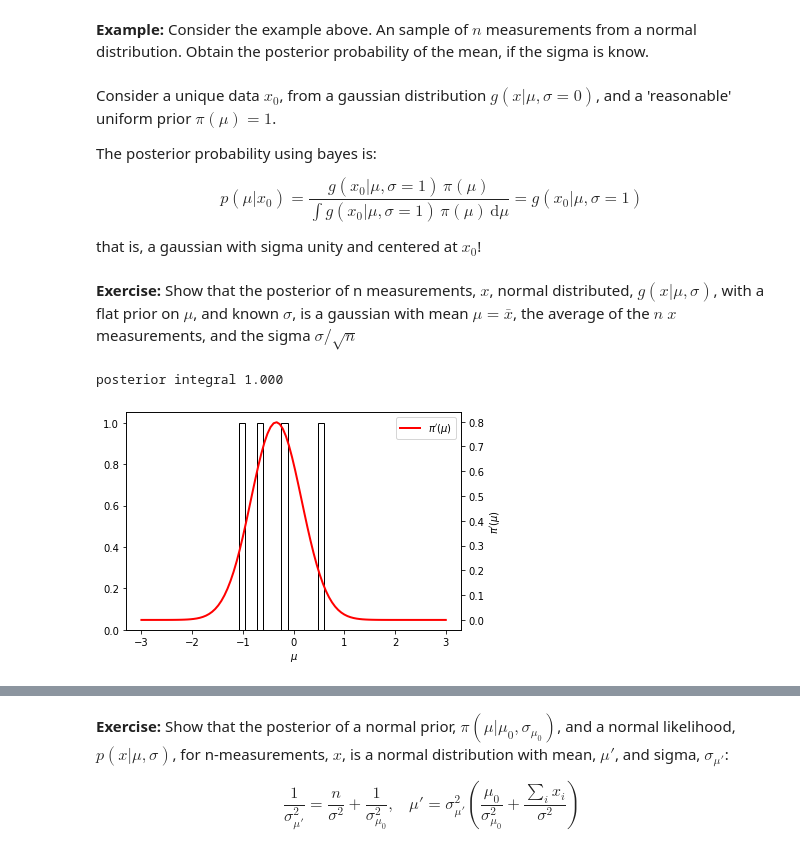
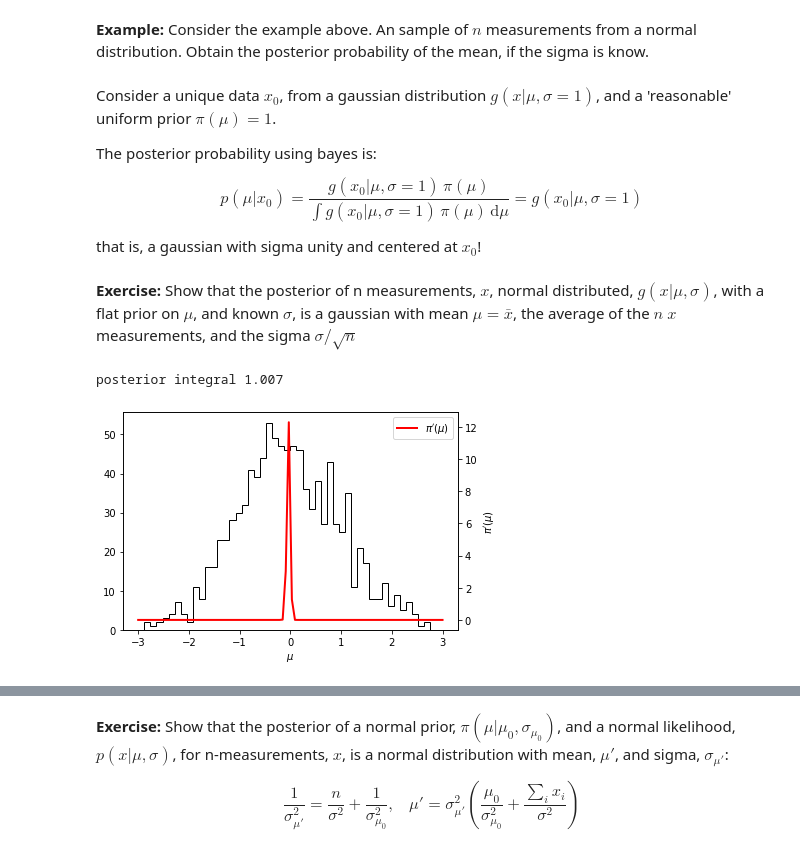
Before and after one commit to jahernando/USC-TA, a Jupyter notebook: ta_basic_concepts.ipynb, the cells around one changed output, grey strips where cells are left out. Drawn from its saved outputs; the diff is of its cells as text; code cells hidden in the pictures.

```diff
--- a/ta_basic_concepts.ipynb
+++ b/ta_basic_concepts.ipynb
@@ -444,7 +446,7 @@ $$
 # %% [markdown]
 **Example:** Consider the example above. An sample of $n$ measurements from a normal distribution. Obtain the posterior probability of the mean, if the sigma is know.
 # %% [markdown]
-Consider a unique data $x_0$, from a gaussian distribution $g(x | \mu, \sigma = 0)$, and a 'reasonable' uniform prior $\pi(\mu) = 1$.
+Consider a unique data $x_0$, from a gaussian distribution $g(x | \mu, \sigma = 1)$, and a 'reasonable' uniform prior $\pi(\mu) = 1$.
 
 The posterior probability using bayes is:
 
@@ -457,12 +459,13 @@ that is, a gaussian with sigma unity and centered at $x_0$!
 
 **Exercise:** Show that the posterior of n measurements, $x$, normal distributed, $g(x | \mu, \sigma)$, with a flat prior on $\mu$, and known $\sigma$, is a gaussian with mean $\mu = \bar{x}$, the average of the $n$ $x$ measurements, and the sigma $\sigma/\sqrt{n}$
 # %%
-nsize = 4
+nsize = 1000
 xs = stats.norm(0., 1.).rvs(nsize)
+#print(xs)
 htexam.normal_posterior(xs);
 # %% [output]
-posterior integral 1.000
+posterior integral 1.007
-[figure, old version]
+[figure, new version]
 # %%
 nsize = 10
 xs    = stats.norm(0., 1.).rvs(nsize)
```
Also changed, not shown: parts of 10 cells of this notebook, 1 other file.
